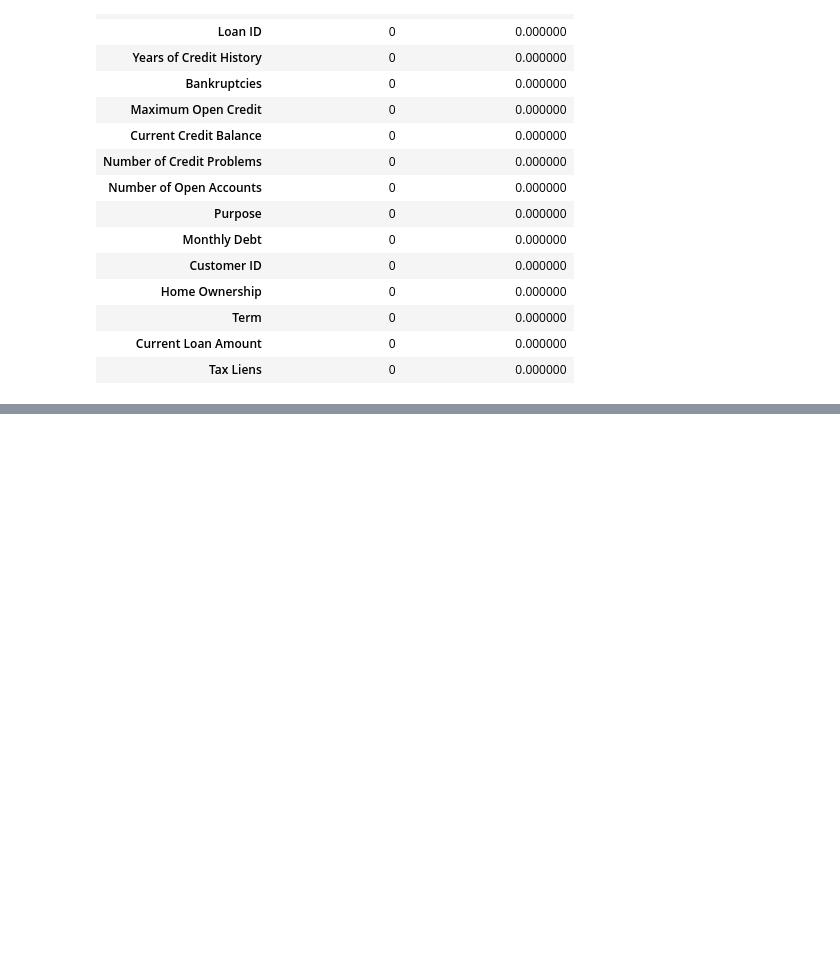
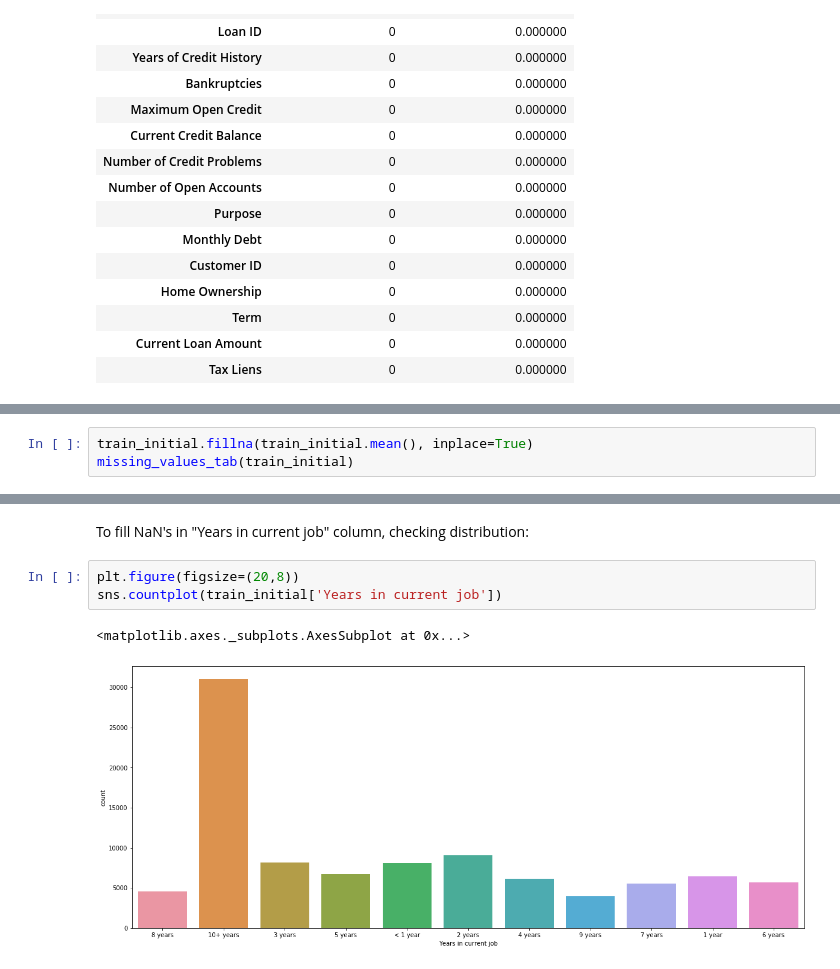
Before and after one commit to sobil-dalal/LoanStatusPredictiveAnalysis, a Jupyter notebook: PredictiveAnalysisProject.ipynb, the cells around one changed output, grey strips where cells are left out. Cells and saved outputs as stored; diff of their text form; blank space fills up the shorter version.

```diff
--- a/PredictiveAnalysisProject.ipynb
+++ b/PredictiveAnalysisProject.ipynb
@@ -642,0 +570,3 @@ missing_values_tab(test_clean)
+# %%
+train_initial.fillna(train_initial.mean(), inplace=True)
+missing_values_tab(train_initial)
@@ -642,0 +613,8 @@ missing_values_tab(test_clean)
+# %% [markdown]
+To fill NaN's in "Years in current job" column, checking distribution:
+# %%
+plt.figure(figsize=(20,8))
+sns.countplot(train_initial['Years in current job'])
+# %% [output]
+<matplotlib.axes._subplots.AxesSubplot at 0x...>
+[figure, added]
```
Also changed, not shown: parts of 26 cells of this notebook, 2 other files.
